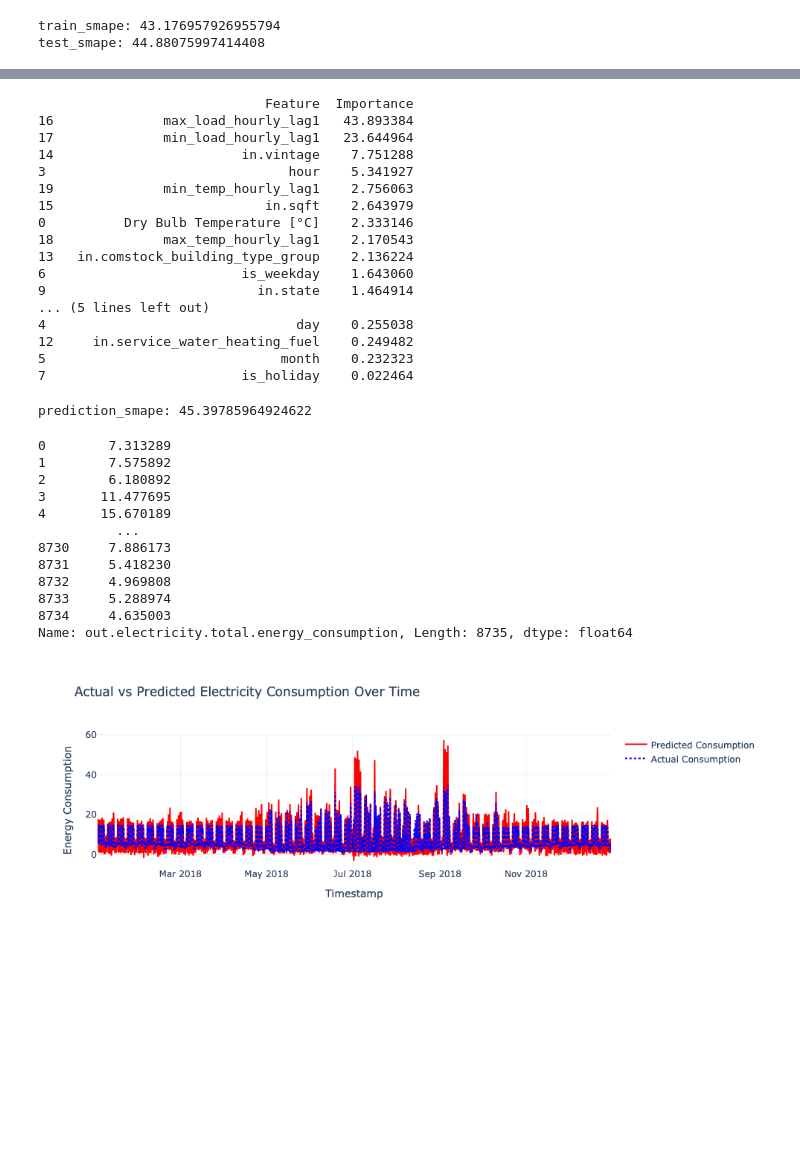
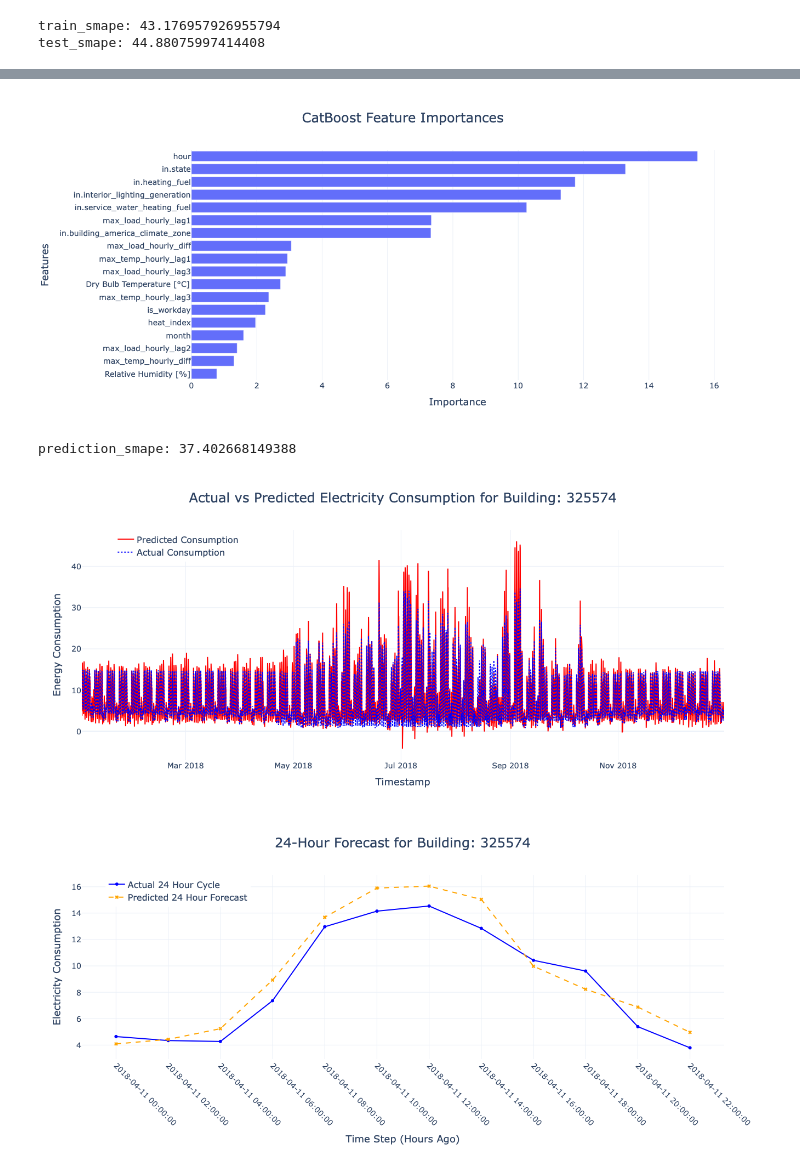
Before and after one commit to mainoahmuna/FermataEnergy_BTTStudio, a Jupyter notebook: src/advanced_models/gradient_boosted_catboost.ipynb, the cells around one changed output, grey strips where cells are left out. Drawn from its saved outputs; the diff is of its cells as text; code cells hidden in the pictures; blank space fills up the shorter version.

Commit message:
retrained catboost model using gridsearch, added more plots, added comments, and cleaned up code

```diff
--- a/src/advanced_models/gradient_boosted_catboost.ipynb
+++ b/src/advanced_models/gradient_boosted_catboost.ipynb
@@ -76,7 +78,7 @@ in.vintage                            int64
 in.sqft                             float64
 dtype: object
 # %%
-def prep_building_df(bldg_id, df_metadata, downsample_time=True, prediction_interval="hourly"):
+def prep_building_df(bldg_id, df_metadata, downsample_time=True, prediction_interval="hourly", one_bldg_type=True):
     """
     Combines the metadata with building data for the given building.
     Shifts max and min hourly load and temp to the value from previous hour and
@@ -110,8 +112,8 @@ def prep_building_df(bldg_id, df_metadata, downsample_time=True, prediction_inte
         time_factor = 1
         # Validate that prediction_interval is suitable for downsampled time
         if (prediction_interval == "15_min"):
-            prediction_interval == "hourly"
-            print("Cannot predict in 15 min intervals on downsampled time data. Using hourly prediction instead.")
+            prediction_interval = "hourly"
+            print(f"Cannot predict in 15 min intervals on downsampled time data. Using {prediction_interval} prediction instead.")
     else:
         time_factor = 4
 
@@ -200,7 +202,13 @@ def prep_building_df(bldg_id, df_metadata, downsample_time=True, prediction_inte
     scaler = StandardScaler()
     df_bldg[numerical_features] = scaler.fit_transform(df_bldg[numerical_features])
 
-    X = df_bldg.drop(columns=['out.electricity.total.energy_consumption', 'bldg_id'] + [f'future_shift_{int(i)}' for i in range(1, predict_scale)])
+    X = df_bldg.drop(columns=['out.electricity.total.energy_consumption', 'bldg_id',
+                              'in.sqft', 'in.vintage']
+                     + [f'future_shift_{int(i)}' for i in range(1, predict_scale)]
+                    )
+    if one_bldg_type:
+        X = X.drop(columns=['in.comstock_building_type_group'])
+
     y = df_bldg[['out.electricity.total.energy_consumption'] + [f'future_shift_{i}' for i in range(1, predict_scale)]]
 
     return X, y
@@ -262,7 +272,6 @@ sample_df
 35037 rows × 16 columns
 # %%
 X_sample, y_sample = prep_building_df(sample_bldg_id, df_metadata, downsample_time=True, prediction_interval="2_hr")
-X_sample = X_sample.drop(columns=['in.sqft', 'in.comstock_building_type_group', 'in.vintage'])
 X_sample
 # %% [output]
 |  | Dry Bulb Temperature [°C] | Relative Humidity [%] | heat_index | hour | month | in.building_america_climate_zone | ... |
@@ -542,30 +525,0 @@ print(education_importance_df)
-# %%
-# V1
-feature_importances = model.get_feature_importance()
-
-importance_df = pd.DataFrame({
-    'Feature': X_train.columns,
-    'Importance': feature_importances
-})
-
-importance_df = importance_df.sort_values(by='Importance', ascending=False)
-
-print(importance_df)
-# %% [output]
-                             Feature  Importance
-16              max_load_hourly_lag1   43.893384
-17              min_load_hourly_lag1   23.644964
-14                        in.vintage    7.751288
-3                               hour    5.341927
-19              min_temp_hourly_lag1    2.756063
-15                           in.sqft    2.643979
-0          Dry Bulb Temperature [°C]    2.333146
-18              max_temp_hourly_lag1    2.170543
-13   in.comstock_building_type_group    2.136224
-6                         is_weekday    1.643060
-9                           in.state    1.464914
-... (5 lines left out)
-4                                day    0.255038
-12     in.service_water_heating_fuel    0.249482
-5                              month    0.232323
-7                         is_holiday    0.022464
@@ -618,25 +757,24 @@ def plot_actual_vs_predicted(df_actual, df_predicted):
+# %%
+final_model = CatBoostRegressor()
+final_model.load_model('V3education_catboost_model_tuned.cbm')
+
+# Plot feature importances
+fig = plot_feature_importances(final_model, X_train)
+# %% [output]
+[figure, added]
 # %%
-prediction_sample = model.predict(X_sample)
-# df_prediction_sample = pd.DataFrame(prediction_sample, columns=[y_sample.columns], index=y_sample.index)
+prediction_sample = final_model.predict(X_sample)
 df_prediction_sample = pd.DataFrame(prediction_sample, columns=y_sample.columns, index=y_sample.index)
 
 prediction_smape = calculate_smape(y_sample, prediction_sample)
 print(f"prediction_smape: {prediction_smape}")
 # %% [output]
-prediction_smape: 45.39785964924622
+prediction_smape: 37.402668149388
 # %%
-fig = plot_actual_vs_predicted(y_sample, df_prediction_sample)
+fig = plot_actual_vs_predicted(y_sample, df_prediction_sample, building_id=sample_bldg_id)
 # %% [output]
-0        7.313289
-1        7.575892
-2        6.180892
-3       11.477695
-4       15.670189
-          ...
-8730     7.886173
-8731     5.418230
-8732     4.969808
-8733     5.288974
-8734     4.635003
-Name: out.electricity.total.energy_consumption, Length: 8735, dtype: float64
-[figure, old version]
+[figure, new version]
+# %%
+fig2 = visualize_24hr_catboost_forecast(y_sample, df_prediction_sample, sample_bldg_id)
+# %% [output]
+[figure, added]
```
Also changed, not shown: parts of 21 cells of this notebook, 1 other file.
